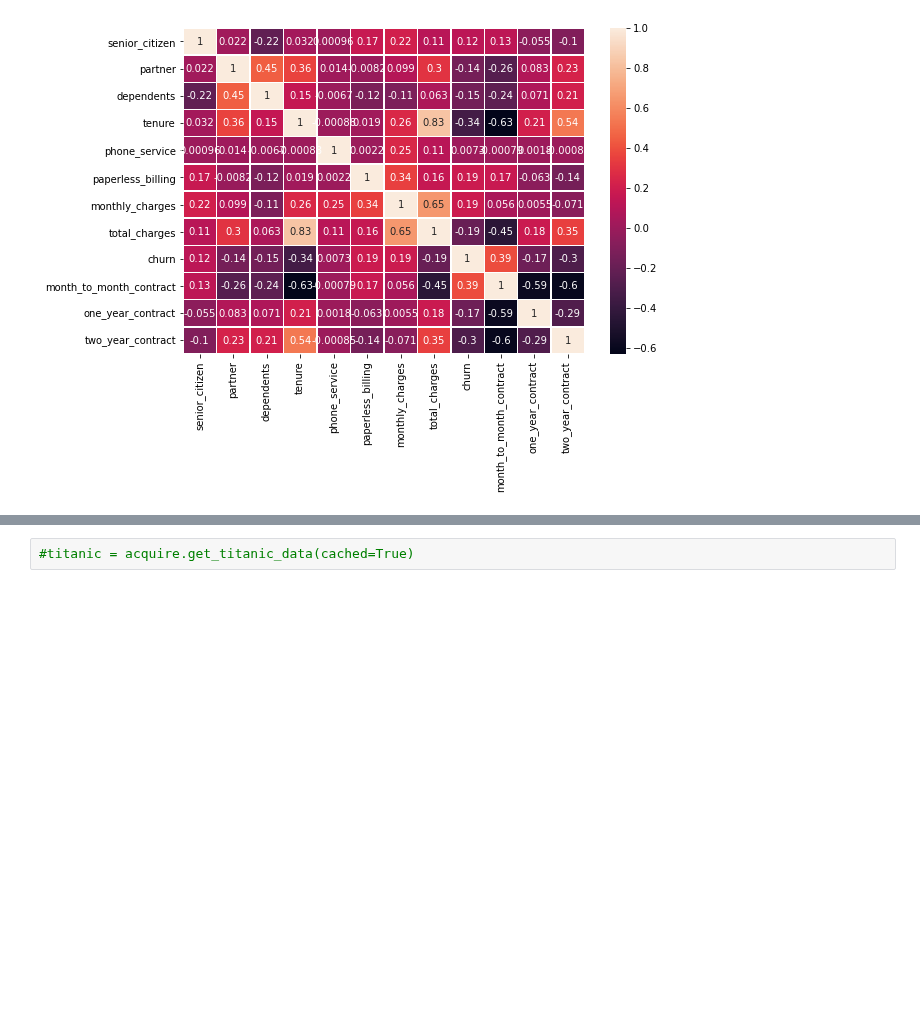
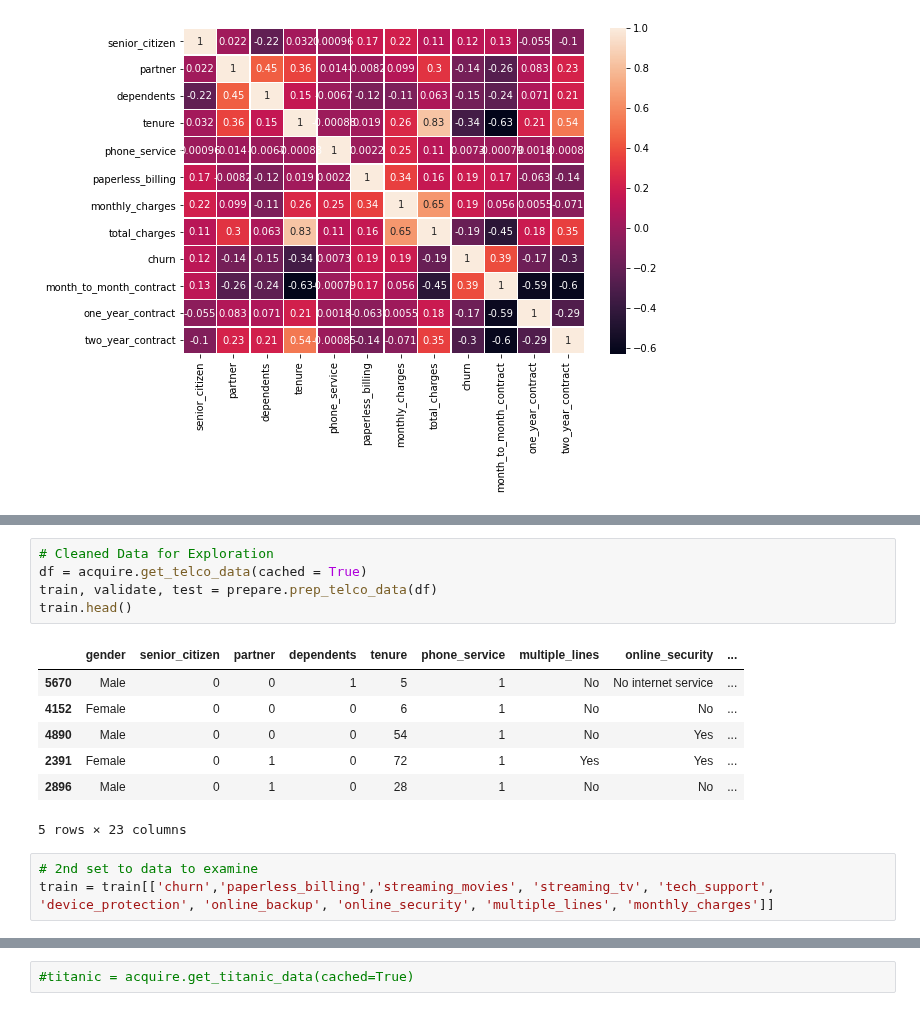
Before and after one commit to CSolitaire/classification-exercises, a Jupyter notebook: import_testing.ipynb, the cells around one changed output, grey strips where cells are left out. Saved outputs shown, nothing was run; the diff lists cells and outputs as text; blank space fills up the shorter version.

```diff
--- a/import_testing.ipynb
+++ b/import_testing.ipynb
@@ -237,0 +308,16 @@ plt.show()
+# %%
+# Cleaned Data for Exploration
+df = acquire.get_telco_data(cached = True)
+train, validate, test = prepare.prep_telco_data(df)
+train.head()
+# %% [output]
+|  | gender | senior_citizen | partner | dependents | tenure | phone_service | multiple_lines | online_security | ... |
+| 5670 | Male | 0 | 0 | 1 | 5 | 1 | No | No internet service | ... |
+| 4152 | Female | 0 | 0 | 0 | 6 | 1 | No | No | ... |
+| 4890 | Male | 0 | 0 | 0 | 54 | 1 | No | Yes | ... |
+| 2391 | Female | 0 | 1 | 0 | 72 | 1 | Yes | Yes | ... |
+| 2896 | Male | 0 | 1 | 0 | 28 | 1 | No | No | ... |
+5 rows × 23 columns
+# %%
+# 2nd set to data to examine
+train = train[['churn','paperless_billing','streaming_movies', 'streaming_tv', 'tech_support', 'device_protection', 'online_backup', 'online_security', 'multiple_lines', 'monthly_charges']]
```
Also changed, not shown: parts of 10 cells of this notebook.
